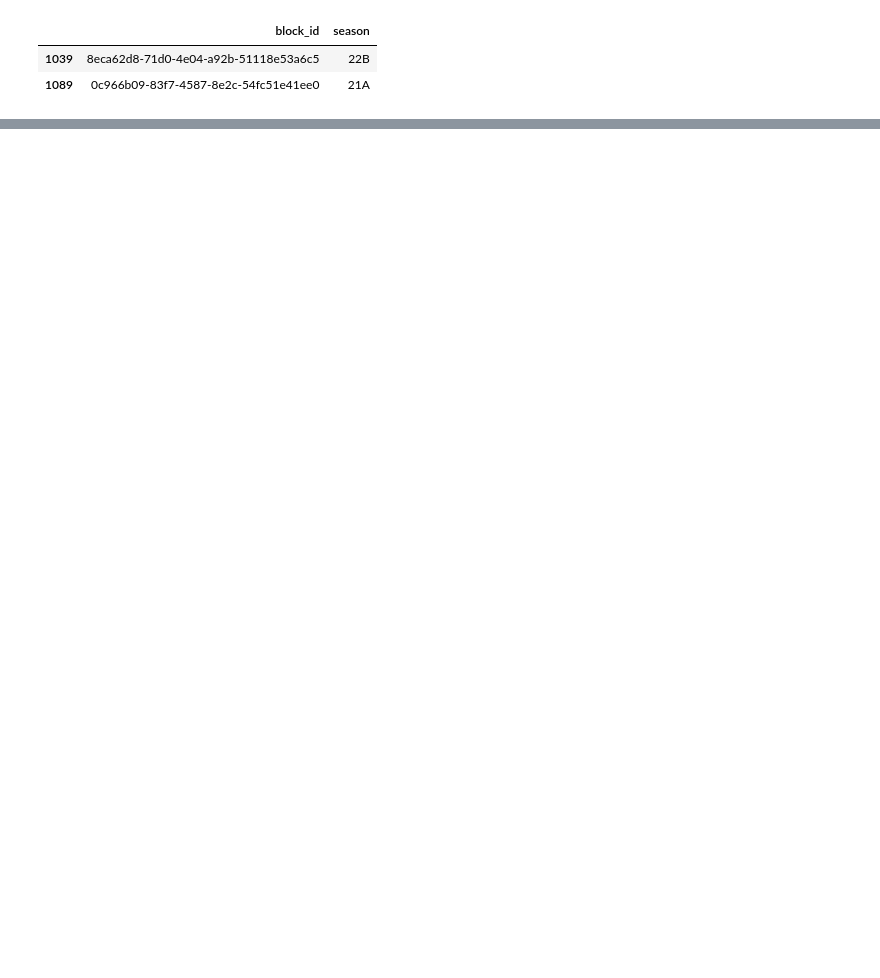
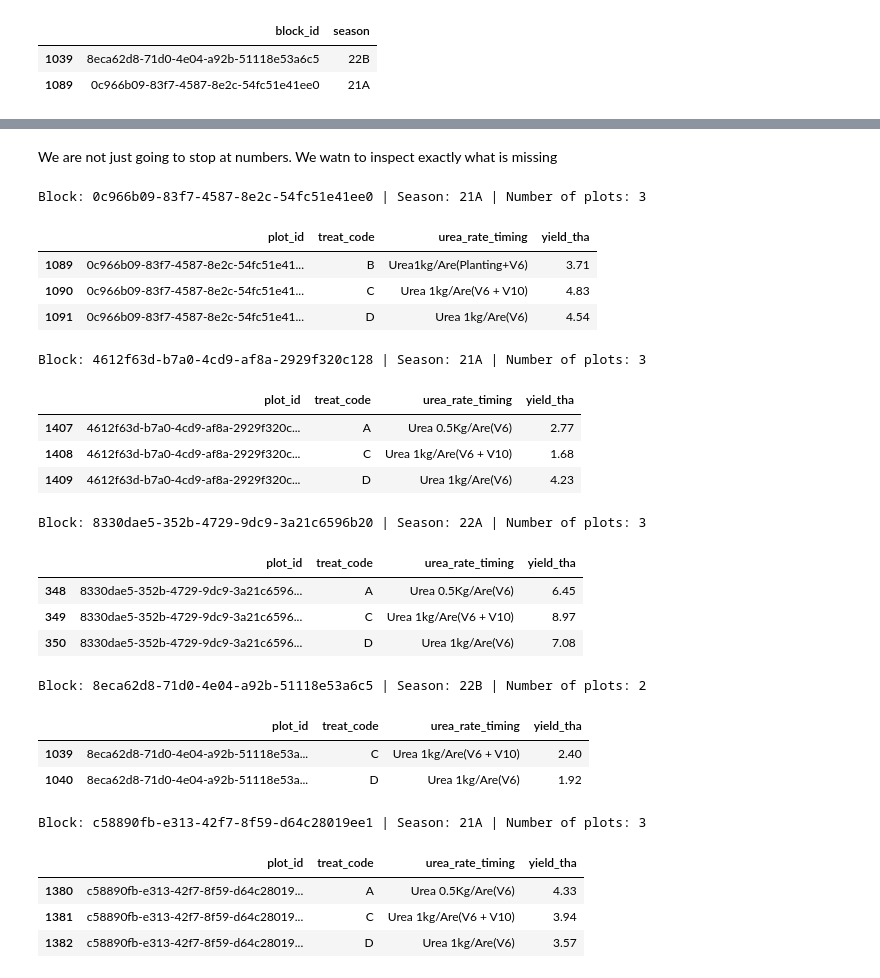
Before and after one commit to Vin-Okumu/maize-yield-optimization-rwanda, a Jupyter notebook: 02_Notebooks/01_data_audit.ipynb, the cells around one changed output, grey strips where cells are left out. Saved outputs shown, nothing was run; the diff lists cells and outputs as text; code cells hidden in the pictures; blank space fills up the shorter version.

```diff
--- a/02_Notebooks/01_data_audit.ipynb
+++ b/02_Notebooks/01_data_audit.ipynb
@@ -1431,0 +1471,44 @@ plot_df[
+# %% [markdown]
+We are not just going to stop at numbers. We watn to inspect exactly what is missing
+# %%
+for _, row in incomplete_fields.iterrows():
+
+    print(
+        "\nBlock:", row["block_id"],
+        "| Season:", row["season"],
+        "| Number of plots:", row["n_plots"]
+    )
+
+    display(
+        plot_df[
+            (plot_df["block_id"] == row["block_id"]) &
+            (plot_df["season"] == row["season"])
+        ][
+            ["plot_id", "treat_code", "urea_rate_timing", "yield_tha"]
+        ]
+    )
+# %% [output]
+Block: 0c966b09-83f7-4587-8e2c-54fc51e41ee0 | Season: 21A | Number of plots: 3
+|  | plot_id | treat_code | urea_rate_timing | yield_tha |
+| 1089 | 0c966b09-83f7-4587-8e2c-54fc51e41... | B | Urea1kg/Are(Planting+V6) | 3.71 |
+| 1090 | 0c966b09-83f7-4587-8e2c-54fc51e41... | C | Urea 1kg/Are(V6 + V10) | 4.83 |
+| 1091 | 0c966b09-83f7-4587-8e2c-54fc51e41... | D | Urea 1kg/Are(V6) | 4.54 |
+Block: 4612f63d-b7a0-4cd9-af8a-2929f320c128 | Season: 21A | Number of plots: 3
+|  | plot_id | treat_code | urea_rate_timing | yield_tha |
+| 1407 | 4612f63d-b7a0-4cd9-af8a-2929f320c... | A | Urea 0.5Kg/Are(V6) | 2.77 |
+| 1408 | 4612f63d-b7a0-4cd9-af8a-2929f320c... | C | Urea 1kg/Are(V6 + V10) | 1.68 |
+| 1409 | 4612f63d-b7a0-4cd9-af8a-2929f320c... | D | Urea 1kg/Are(V6) | 4.23 |
+Block: 8330dae5-352b-4729-9dc9-3a21c6596b20 | Season: 22A | Number of plots: 3
+|  | plot_id | treat_code | urea_rate_timing | yield_tha |
+| 348 | 8330dae5-352b-4729-9dc9-3a21c6596... | A | Urea 0.5Kg/Are(V6) | 6.45 |
+| 349 | 8330dae5-352b-4729-9dc9-3a21c6596... | C | Urea 1kg/Are(V6 + V10) | 8.97 |
+| 350 | 8330dae5-352b-4729-9dc9-3a21c6596... | D | Urea 1kg/Are(V6) | 7.08 |
+Block: 8eca62d8-71d0-4e04-a92b-51118e53a6c5 | Season: 22B | Number of plots: 2
+|  | plot_id | treat_code | urea_rate_timing | yield_tha |
+| 1039 | 8eca62d8-71d0-4e04-a92b-51118e53a... | C | Urea 1kg/Are(V6 + V10) | 2.40 |
+| 1040 | 8eca62d8-71d0-4e04-a92b-51118e53a... | D | Urea 1kg/Are(V6) | 1.92 |
+Block: c58890fb-e313-42f7-8f59-d64c28019ee1 | Season: 21A | Number of plots: 3
+|  | plot_id | treat_code | urea_rate_timing | yield_tha |
+| 1380 | c58890fb-e313-42f7-8f59-d64c28019... | A | Urea 0.5Kg/Are(V6) | 4.33 |
+| 1381 | c58890fb-e313-42f7-8f59-d64c28019... | C | Urea 1kg/Are(V6 + V10) | 3.94 |
+| 1382 | c58890fb-e313-42f7-8f59-d64c28019... | D | Urea 1kg/Are(V6) | 3.57 |
```
Also changed, not shown: parts of 7 cells of this notebook.
